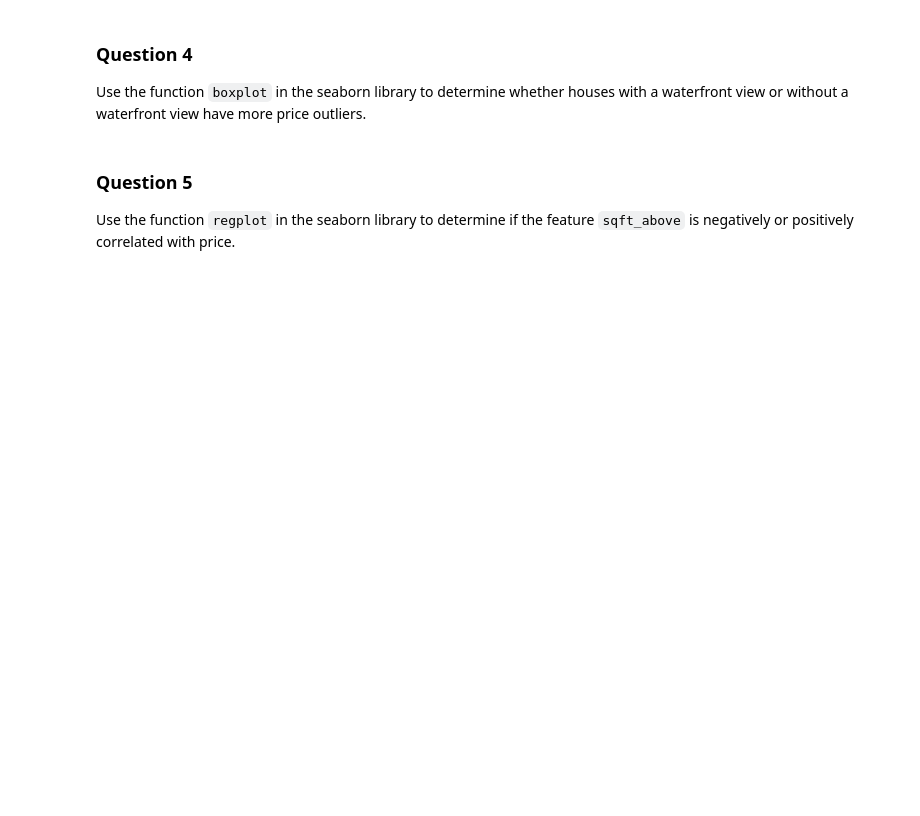
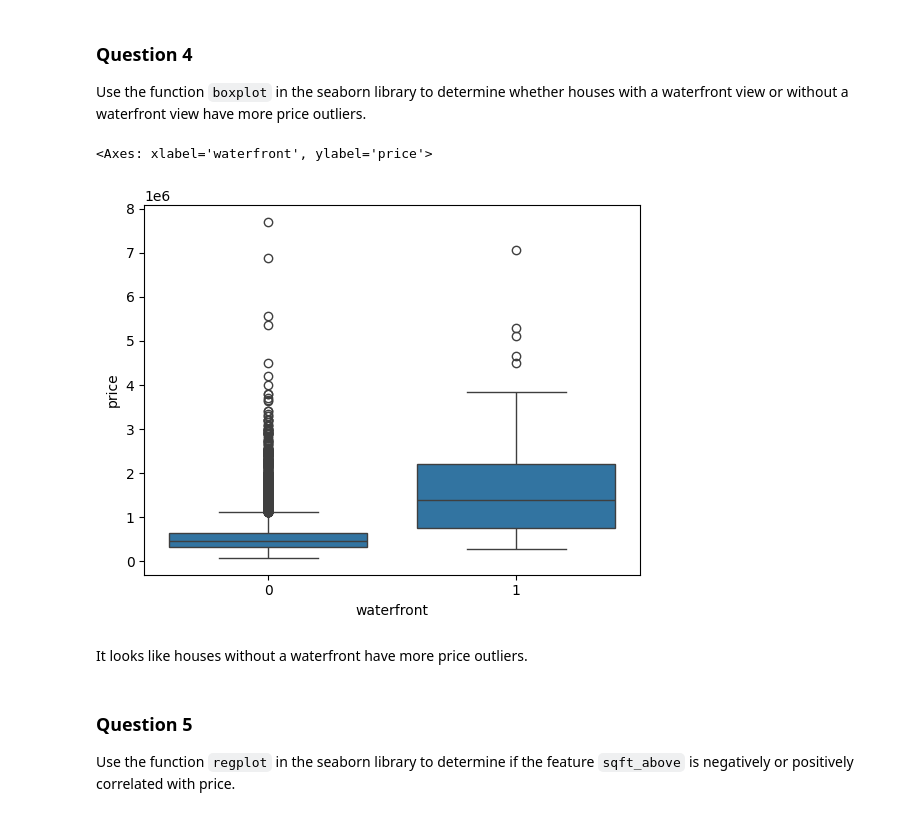
Before and after one commit to rheera/data-analysis-with-python, a Jupyter notebook: House_Sales_in_King_Count_USA.ipynb, the cells around one changed output. Drawn from its saved outputs; the diff is of its cells as text; code cells hidden in the pictures; blank space fills up the shorter version.

```diff
--- a/House_Sales_in_King_Count_USA.ipynb
+++ b/House_Sales_in_King_Count_USA.ipynb
@@ -73,3 +120,6 @@ df.describe()
 ### Question 2
 
 Drop the columns <code>"id"</code>  and <code>"Unnamed: 0"</code> from axis 1 using the method <code>drop()</code>, then use the method <code>describe()</code> to obtain a statistical summary of the data. Take a screenshot and submit it, make sure the <code>inplace</code> parameter is set to <code>True</code>
+# %%
+df.drop(["id", "Unnamed: 0"], axis=1, inplace = True)
+df.describe()
@@ -82,12 +145,12 @@ print("number of NaN values for the column bathrooms :", df['bathrooms'].isnull(
 We can replace the missing values of the column <code>'bedrooms'</code> with the mean of the column  <code>'bedrooms' </code> using the method <code>replace()</code>. Don't forget to set the <code>inplace</code> parameter to <code>True</code>
 # %%
 mean=df['bedrooms'].mean()
-df['bedrooms'].replace(np.nan,mean, inplace=True)
+df['bedrooms'] = df['bedrooms'].replace(np.nan,mean)
 # %% [markdown]
 We also replace the missing values of the column <code>'bathrooms'</code> with the mean of the column  <code>'bathrooms' </code> using the method <code>replace()</code>. Don't forget to set the <code> inplace </code>  parameter top <code> True </code>
 # %%
 mean=df['bathrooms'].mean()
-df['bathrooms'].replace(np.nan,mean, inplace=True)
+df['bathrooms'] = df['bathrooms'].replace(np.nan,mean)
 # %%
 print("number of NaN values for the column bedrooms :", df['bedrooms'].isnull().sum())
 print("number of NaN values for the column bathrooms :", df['bathrooms'].isnull().sum())
@@ -101,6 +178,13 @@ Use the method <code>value_counts</code> to count the number of houses with uniq
 ### Question 4
 
 Use the function <code>boxplot</code> in the seaborn library  to  determine whether houses with a waterfront view or without a waterfront view have more price outliers.
+# %%
+sns.boxplot(x="waterfront", y="price", data=df)
+# %% [output]
+<Axes: xlabel='waterfront', ylabel='price'>
+[figure, added]
+# %% [markdown]
+It looks like houses without a waterfront have more price outliers.
 # %% [markdown]
 ### Question 5
 
```
Also changed, not shown: parts of 22 cells of this notebook, 1 other file.
